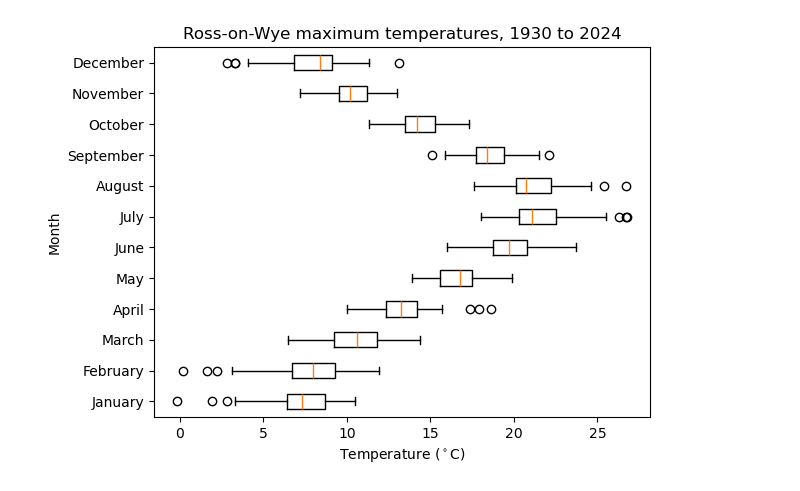
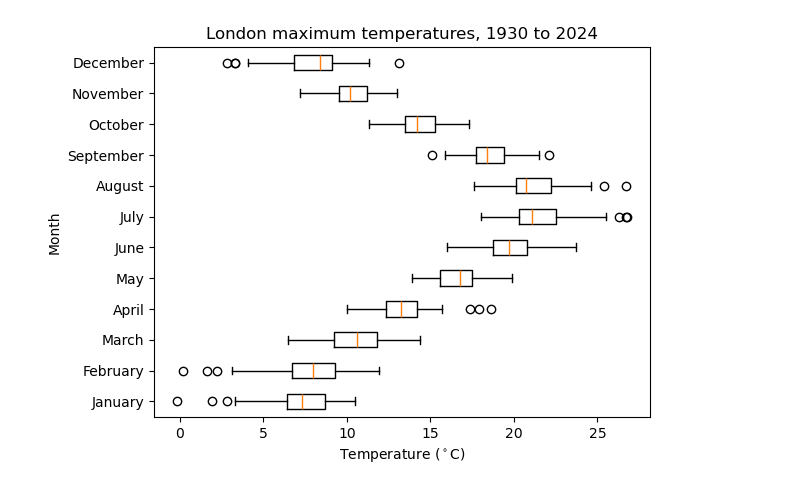
Before and after one commit to alexmarshall23/uob_geogm0054, a Jupyter notebook: my_notebook.ipynb, the cells around one changed output. Drawn from its saved outputs; the diff is of its cells as text; code cells hidden in the pictures.

Commit message:
London change

```diff
--- a/my_notebook.ipynb
+++ b/my_notebook.ipynb
@@ -7,20 +7,20 @@ year, month, tmax, tmin = np.loadtxt('rossonwyedata.txt',skiprows=7,usecols=(0,1
 # %%
 month_nums = range(1,13) # 1 to 12, inclusive
 month_names = [month_name[mm] for mm in month_nums]
 
 #create a list of 1D arrays, 1 for each month
 tmax_by_month = [tmax[month == mm] for mm in month_nums]
 
 #HINT reverse the month order to place January at the top
 #tmax_by_month.reverse()
 #month_names.reverse()
 
 #boxplot produces one box-and whisker for each 1D array in a list
 fig, ax = plt.subplots(1,1)
 __ = ax.boxplot(tmax_by_month, vert=False, labels=month_names)
 # HINT add the keyword argument labels=month_names (Python < 3.9) or tick_labels=month_names (Python >= 3.9)
 __ = ax.set_xlabel(r'Temperature ($^\circ$C)')
 __ = ax.set_ylabel('Month')
-__ = ax.set_title(f'Ross-on-Wye maximum temperatures, {int(np.min(year))} to {int(np.max(year))}')
+__ = ax.set_title(f'London maximum temperatures, {int(np.min(year))} to {int(np.max(year))}')
 # %% [output]
-[figure, old version]
+[figure, new version]
```
